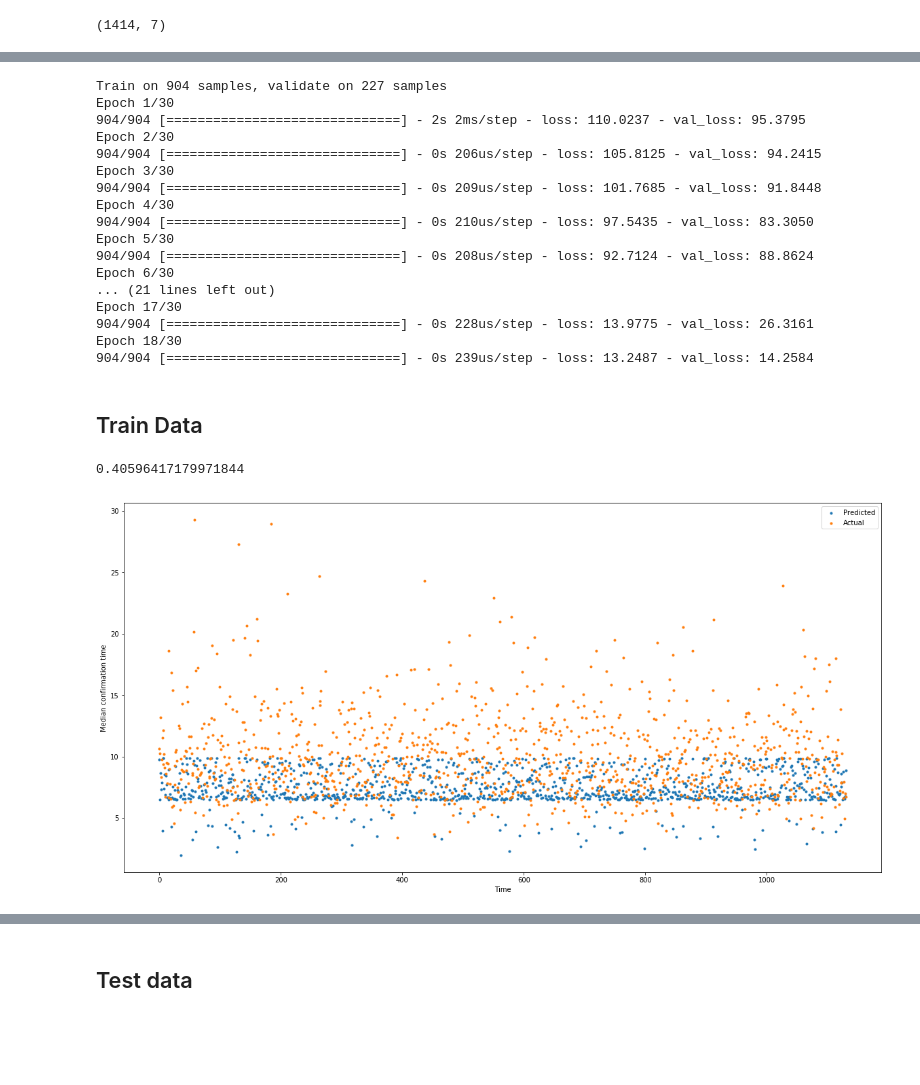
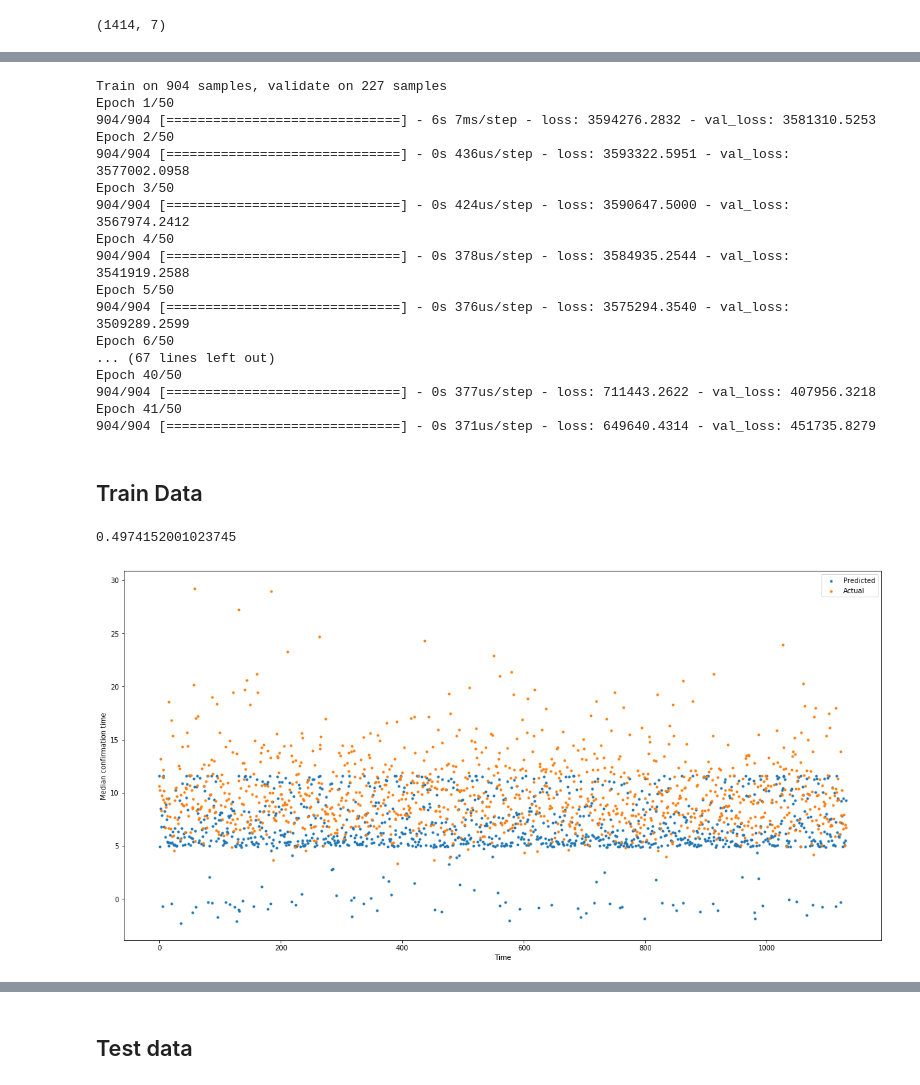
Before and after one commit to deepakgouda/BlockEval, a Jupyter notebook: Model/model.ipynb, the cells around one changed output, grey strips where cells are left out. Saved outputs shown, nothing was run; the diff lists cells and outputs as text; code cells hidden in the pictures; blank space fills up the shorter version.

Commit message:
Improve model performance, add 3 model architectures

```diff
--- a/Model/model.ipynb
+++ b/Model/model.ipynb
@@ -15,7 +15,8 @@ data = data.dropna()
 data = pd.read_csv('./BSACTDataII.csv', index_col='Timestamp')
 data = data.loc[:data.index[4999], :]
 # %%
-data['block-gen-time'] = 560
+data['block-gen-mu'] = 560
+# data['block-gen-sig'] = 30
 data['tx-gen-time'] = 26.66
 # %%
 data.head()
@@ -50,6 +120,6 @@ X_train.head()
 # %%
 model = Sequential()
-model.add(Dense(50, input_dim=4, kernel_initializer='normal'))
+model.add(Dense(100, input_dim=4, kernel_initializer='normal'))
 model.add(LeakyReLU())
 model.add(BatchNormalization())
 
@@ -58,16 +128,24 @@ model.add(LeakyReLU())
 model.add(BatchNormalization())
 model.add(Dropout(0.2))
 
-# model.add(Dense(500, kernel_initializer='normal'))
+model.add(Dense(500, kernel_initializer='normal'))
+model.add(LeakyReLU())
+model.add(BatchNormalization())
+model.add(Dropout(0.5))
+
+model.add(Dense(100, kernel_initializer='normal'))
 # model.add(LeakyReLU())
-# model.add(BatchNormalization())
-# model.add(Dropout(0.2))
+model.add(BatchNormalization())
+model.add(Dropout(0.5))
 
 model.add(Dense(30, kernel_initializer='normal'))
 model.add(LeakyReLU())
 model.add(BatchNormalization())
 model.add(Dropout(0.2))
 
+model.add(Dense(10, kernel_initializer='normal'))
+model.add(LeakyReLU())
+
 model.add(Dense(1, kernel_initializer='normal'))
 model.add(LeakyReLU())
 # model.add(BatchNormalization())
@@ -94,26 +172,26 @@ Non-trainable params: 360
 _________________________________________________________________
 # %%
 early_stopping_monitor = EarlyStopping(patience=3)
-model.fit(X_train, Y_train, validation_split=0.2, epochs=30, callbacks=[early_stopping_monitor]);
+model.fit(X_train, Y_train, validation_split=0.2, epochs=50, callbacks=[early_stopping_monitor]);
 # model.fit(X_train, Y_train, validation_split=0.2, epochs=30);
 # %% [output]
 Train on 904 samples, validate on 227 samples
-Epoch 1/30
-904/904 [==============================] - 2s 2ms/step - loss: 110.0237 - val_loss: 95.3795
-Epoch 2/30
-904/904 [==============================] - 0s 206us/step - loss: 105.8125 - val_loss: 94.2415
-Epoch 3/30
-904/904 [==============================] - 0s 209us/step - loss: 101.7685 - val_loss: 91.8448
-Epoch 4/30
-904/904 [==============================] - 0s 210us/step - loss: 97.5435 - val_loss: 83.3050
-Epoch 5/30
-904/904 [==============================] - 0s 208us/step - loss: 92.7124 - val_loss: 88.8624
-Epoch 6/30
-... (21 lines left out)
-Epoch 17/30
-904/904 [==============================] - 0s 228us/step - loss: 13.9775 - val_loss: 26.3161
-Epoch 18/30
-904/904 [==============================] - 0s 239us/step - loss: 13.2487 - val_loss: 14.2584
+Epoch 1/50
+904/904 [==============================] - 6s 7ms/step - loss: 3594276.2832 - val_loss: 3581310.5253
+Epoch 2/50
+904/904 [==============================] - 0s 436us/step - loss: 3593322.5951 - val_loss: 3577002.0958
+Epoch 3/50
+904/904 [==============================] - 0s 424us/step - loss: 3590647.5000 - val_loss: 3567974.2412
+Epoch 4/50
+904/904 [==============================] - 0s 378us/step - loss: 3584935.2544 - val_loss: 3541919.2588
+Epoch 5/50
+904/904 [==============================] - 0s 376us/step - loss: 3575294.3540 - val_loss: 3509289.2599
+Epoch 6/50
+... (67 lines left out)
+Epoch 40/50
+904/904 [==============================] - 0s 377us/step - loss: 711443.2622 - val_loss: 407956.3218
+Epoch 41/50
+904/904 [==============================] - 0s 371us/step - loss: 649640.4314 - val_loss: 451735.8279
 # %% [markdown]
 ## Train Data
 # %%
@@ -121,7 +199,7 @@ Y_pred = model.predict(X_train)
 # %%
 np.linalg.norm(np.array(Y_pred - Y_train))/np.linalg.norm(np.array(Y_train))
 # %% [output]
-0.40596417179971844
+0.4974152001023745
 # %%
 import matplotlib.pyplot as plt
 
@@ -129,14 +207,16 @@ import matplotlib.pyplot as plt
 plt.rcParams['figure.figsize'] = [20, 10]
 # %%
 X = np.arange(len(Y_pred))
-plt.scatter(X, Y_pred, label='Predicted', marker='.')
+plt.scatter(X, np.array(Y_pred), label='Predicted', marker='.')
 plt.scatter(X, Y_train, label='Actual', marker='.')
 plt.legend()
 plt.xlabel('Time')
-plt.ylabel('Median confirmation time')
+# plt.ylabel('Median confirmation time')
+# plt.ylabel('Transaction Fees')
+# plt.ylabel('Num transactions per second')
 plt.show()
 # %% [output]
-[figure, old version]
+[figure, new version]
 # %%
 Y_pred = model.predict(X_train)
 yp = [Y_pred[i] for i in range(len(Y_pred)) if i%20 == 1]
```
Also changed, not shown: parts of 13 cells of this notebook, 7 other files.
